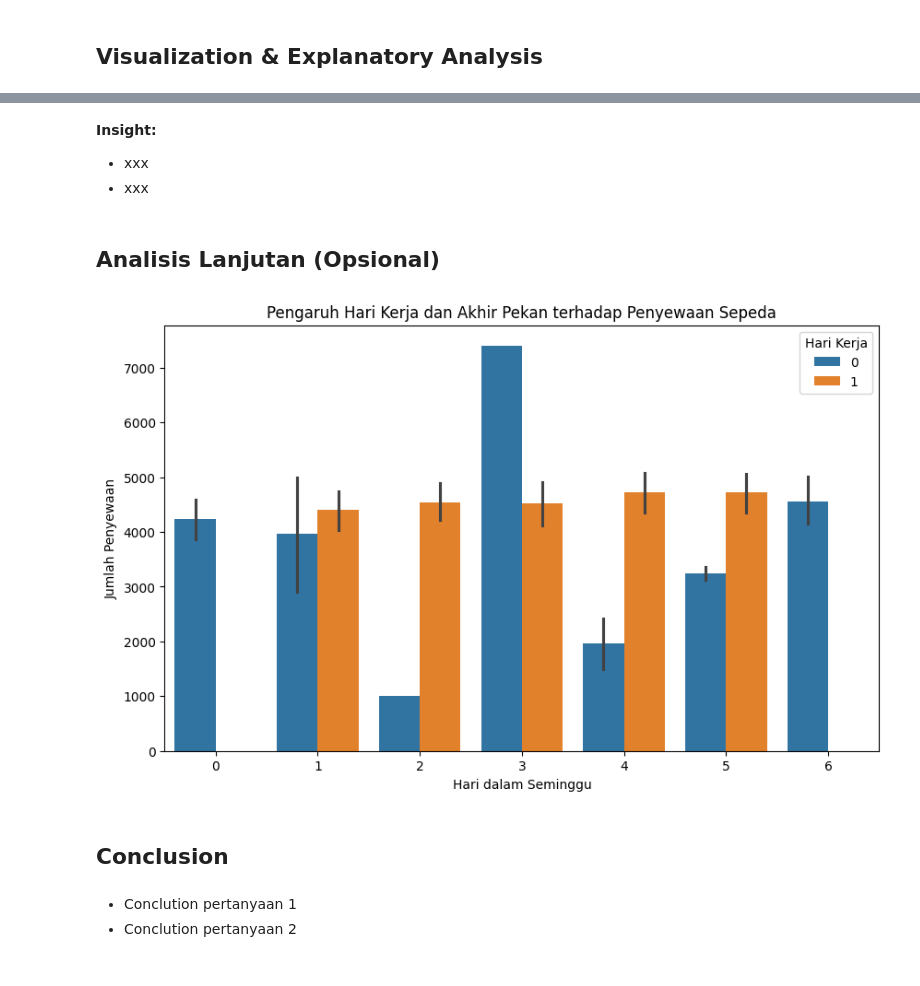
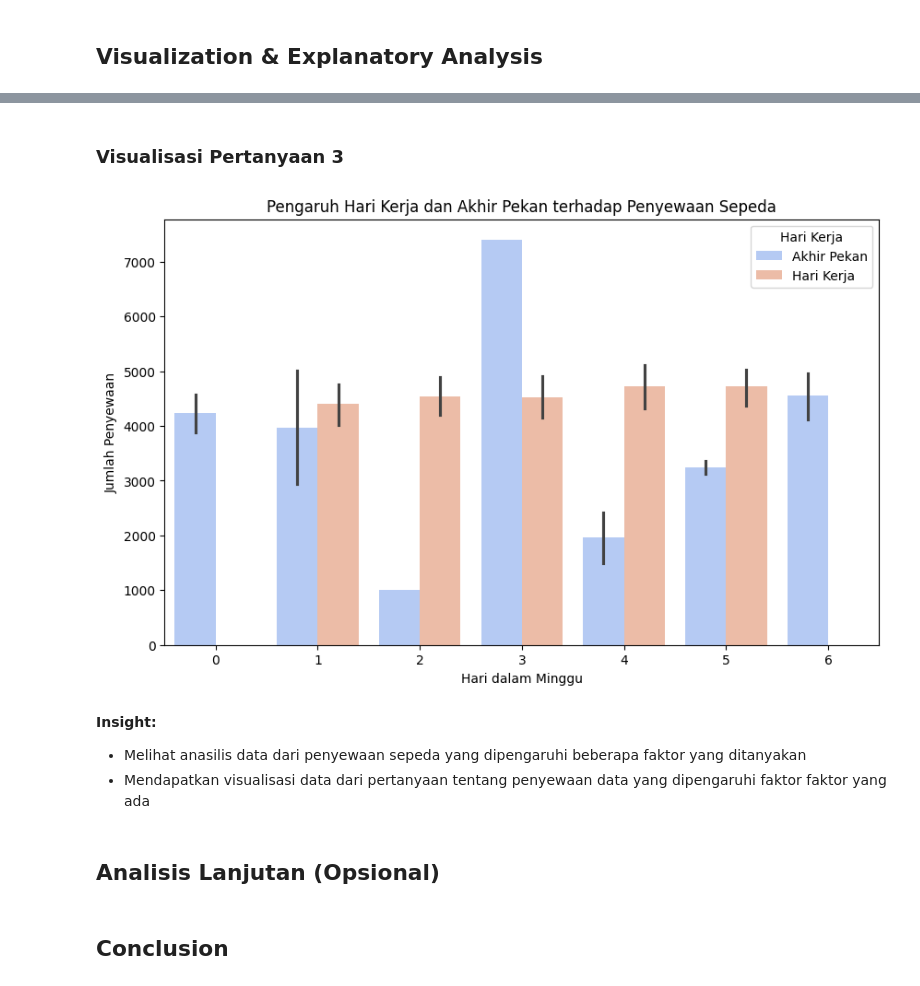
Before and after one commit to Ndaputtra/AnalisisData_Bike_Sharing, a Jupyter notebook: Notebook.ipynb, the cells around one changed output, grey strips where cells are left out. Cells and saved outputs as stored; diff of their text form; code cells hidden in the pictures.

```diff
--- a/Notebook.ipynb
+++ b/Notebook.ipynb
@@ -138,23 +137,23 @@ plt.show()
-# %% [markdown]
-**Insight:**
-- xxx
-- xxx
+# %% [markdown]
+### Visualisasi Pertanyaan 3
+# %%
+working_day_labels = {0: 'Akhir Pekan', 1: 'Hari Kerja'}
+day_data['workingday_label'] = day_data['workingday'].map(working_day_labels)
+
+plt.figure(figsize=(10, 6))
+sns.barplot(x='weekday', y='cnt', hue='workingday_label', data=day_data, palette="coolwarm")
+plt.title('Pengaruh Hari Kerja dan Akhir Pekan terhadap Penyewaan Sepeda')
+plt.xlabel('Hari dalam Minggu')
+plt.ylabel('Jumlah Penyewaan')
+plt.legend(title='Hari Kerja')
+plt.show()
+# %% [output]
+[figure, added]
+# %% [markdown]
+**Insight:**
+- Melihat anasilis data dari penyewaan sepeda yang dipengaruhi beberapa faktor yang ditanyakan
+- Mendapatkan visualisasi data dari pertanyaan tentang penyewaan data yang dipengaruhi faktor faktor yang ada
 # %% [markdown]
 ## Analisis Lanjutan (Opsional)
-# %%
-plt.figure(figsize=(10, 6))
-sns.barplot(x='weekday', y='cnt', hue='workingday', data=day_data)
-plt.title('Pengaruh Hari Kerja dan Akhir Pekan terhadap Penyewaan Sepeda')
-plt.xlabel('Hari dalam Seminggu')
-plt.ylabel('Jumlah Penyewaan')
-plt.legend(title='Hari Kerja', loc='upper right')
-plt.show()
-
-day_data.to_csv('D:/Penyimpanan Uama/BANGKIT 2024/Submision Dicoding Analisis data/Bike-sharing-dataset/bike_sharing_cleaned.csv', index=False)
-# %% [output]
-[figure, removed]
 # %% [markdown]
 ## Conclusion
-# %% [markdown]
-- Conclution pertanyaan 1
-- Conclution pertanyaan 2
```
Also changed, not shown: parts of 21 cells of this notebook, 1 other file.
